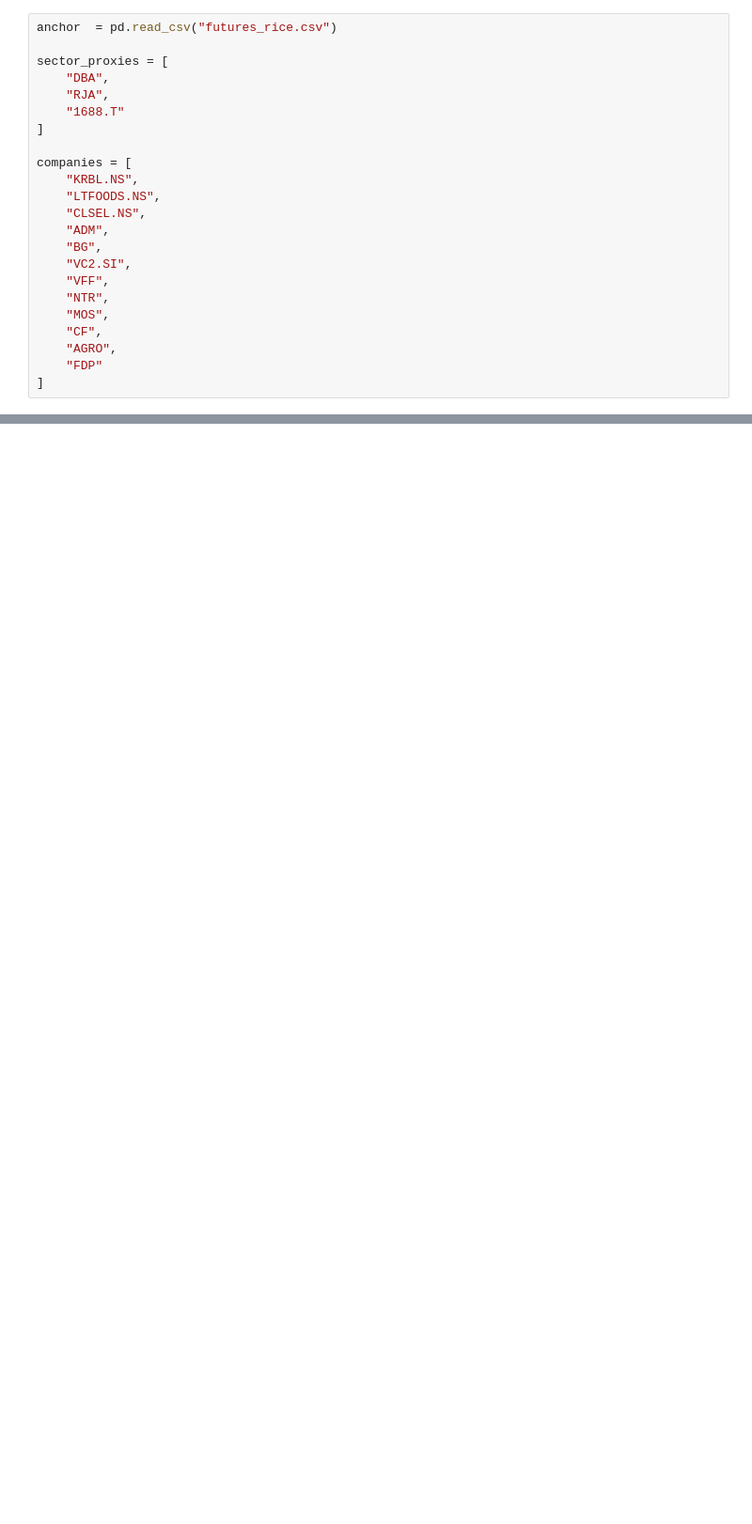
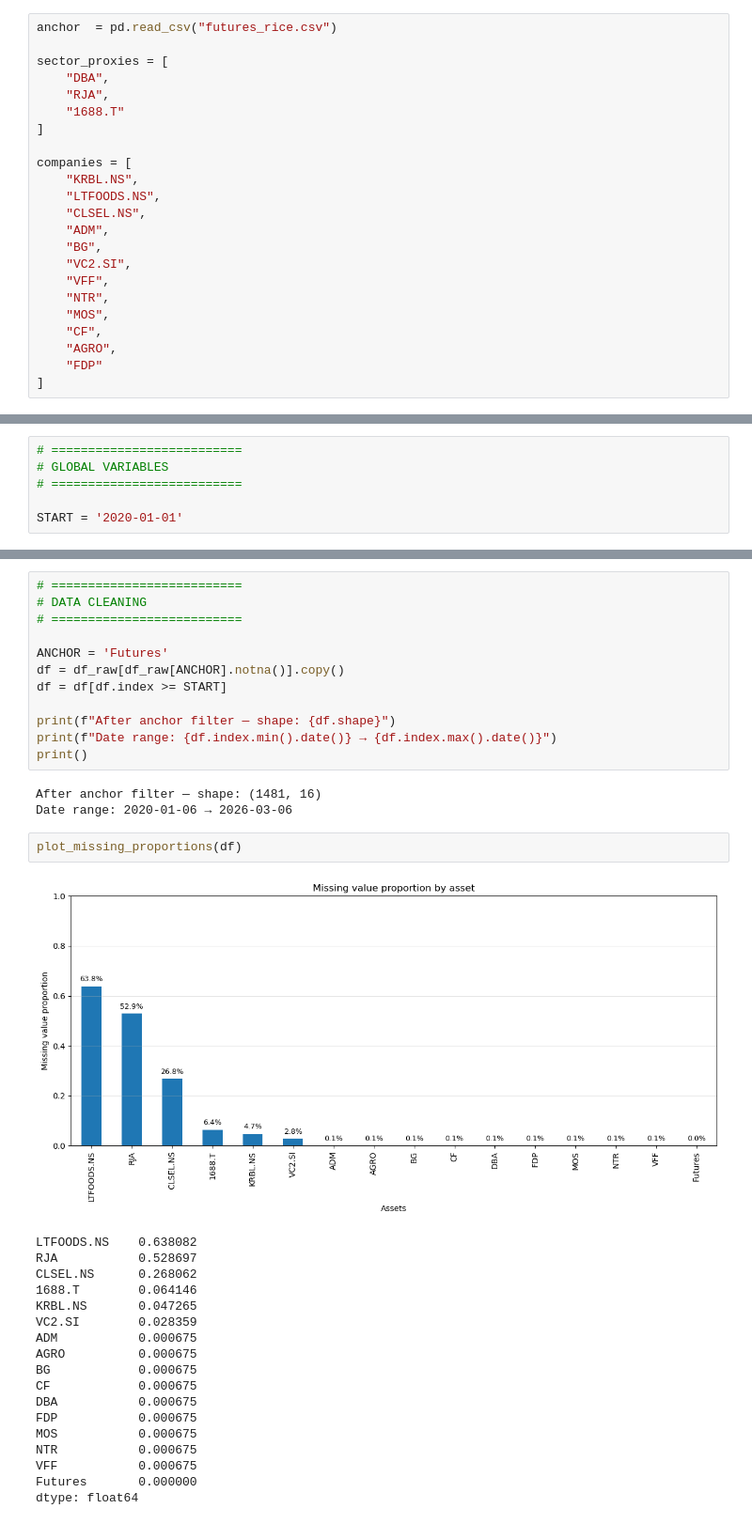
Before and after one commit to NatachaGsn/rice-trading-project, a Jupyter notebook: data.ipynb, the cells around one changed output, grey strips where cells are left out. Shown at 94% size. Drawn from its saved outputs; the diff is of its cells as text; blank space fills up the shorter version.

Commit message:
Clean data but no outlier gestion

```diff
--- a/data.ipynb
+++ b/data.ipynb
@@ -126,0 +233,6 @@ plt.show()
+# %%
+# ==========================
+# GLOBAL VARIABLES
+# ==========================
+
+START = '2020-01-01'
@@ -126,0 +243,36 @@ plt.show()
+# %%
+# ==========================
+# DATA CLEANING
+# ==========================
+
+ANCHOR = 'Futures'
+df = df_raw[df_raw[ANCHOR].notna()].copy()
+df = df[df.index >= START]
+
+print(f"After anchor filter — shape: {df.shape}")
+print(f"Date range: {df.index.min().date()} → {df.index.max().date()}")
+print()
+# %% [output]
+After anchor filter — shape: (1481, 16)
+Date range: 2020-01-06 → 2026-03-06
+# %%
+plot_missing_proportions(df)
+# %% [output]
+[figure, added]
+LTFOODS.NS    0.638082
+RJA           0.528697
+CLSEL.NS      0.268062
+1688.T        0.064146
+KRBL.NS       0.047265
+VC2.SI        0.028359
+ADM           0.000675
+AGRO          0.000675
+BG            0.000675
+CF            0.000675
+DBA           0.000675
+FDP           0.000675
+MOS           0.000675
+NTR           0.000675
+VFF           0.000675
+Futures       0.000000
+dtype: float64
```
Also changed, not shown: parts of 23 cells of this notebook.
